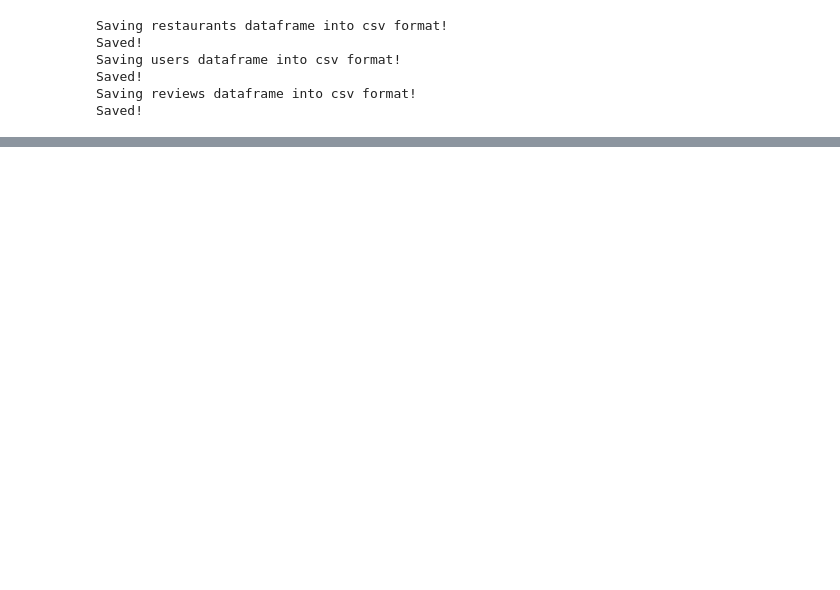
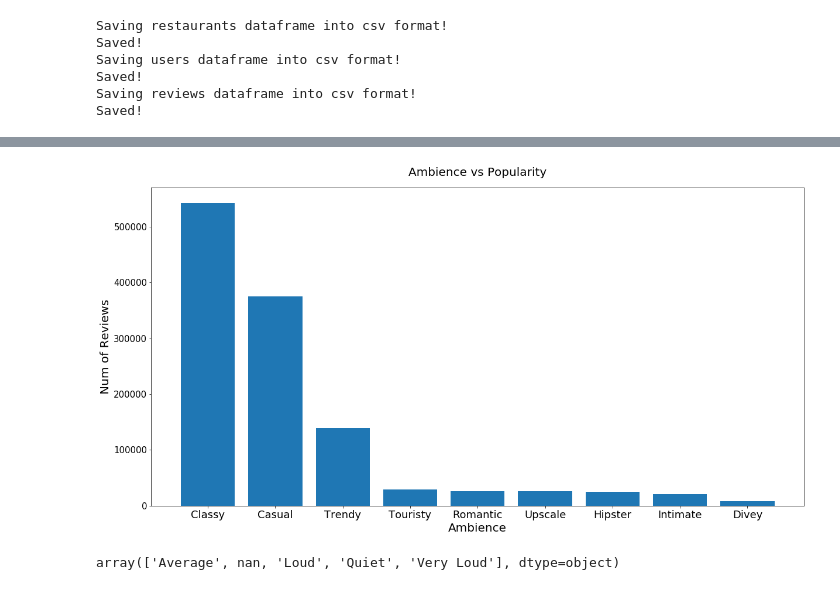
Before and after one commit to yueweng/restaurant-recommender, a Jupyter notebook: capstone_eda.ipynb, the cells around one changed output, grey strips where cells are left out. Saved outputs shown, nothing was run; the diff lists cells and outputs as text; code cells hidden in the pictures; blank space fills up the shorter version.

```diff
--- a/capstone_eda.ipynb
+++ b/capstone_eda.ipynb
@@ -110,0 +285,6 @@ plt.tick_params(axis='y', which='major', labelsize=15)
+# %%
+ar = {}
+for col in ambience_cols:
+    amb_rev = ambience_df.groupby(col).agg({'reviewCount': 'sum'}).reset_index()
+    ar[col] = amb_rev[amb_rev[col] == 1.0]['reviewCount'][1]
+ar
@@ -110,0 +301,4 @@ plt.tick_params(axis='y', which='major', labelsize=15)
+# %%
+ambrvco_df = pd.DataFrame(list(ar.items()), columns=['Ambience', 'Popularity'])
+ambrvco_df.sort_values(by=['Popularity'], ascending=False, inplace=True)
+ambrvco_df
@@ -110,0 +316,28 @@ plt.tick_params(axis='y', which='major', labelsize=15)
+# %%
+def ambience_popularity(ambience_cols):
+    ar = {}
+    for col in ambience_cols:
+        amb_rev = ambience_df.groupby(col).agg({'reviewCount': 'sum'}).reset_index()
+        ar[col] = amb_rev[amb_rev[col] == 1.0]['reviewCount'][1]
+    ambrvco_df = pd.DataFrame(list(ar.items()), columns=['Ambience', 'Popularity'])
+    ambrvco_df.sort_values(by=['Popularity'], ascending=False, inplace=True)
+    plot_ambience_popularity(ambrvco_df)
+
+def plot_ambience_popularity(ambrvco_df):
+    fig, ax = plt.subplots(figsize=[20, 10])
+    ax.bar(ambrvco_df['Ambience'], ambrvco_df['Popularity'])
+
+    ax.set_title('Ambience vs Popularity', fontsize=20, pad=20)
+    ax.set_xlabel('Ambience', fontsize=20)
+    ax.set_ylabel('Num of Reviews', fontsize=20)
+
+    plt.tick_params(axis='x', which='major', labelsize=18)
+    plt.tick_params(axis='y', which='major', labelsize=15)
+
+ambience_popularity(ambience_cols)
+# %% [output]
+[figure, added]
+# %%
+restaurants_df['noise_level'].unique()
+# %% [output]
+array(['Average', nan, 'Loud', 'Quiet', 'Very Loud'], dtype=object)
```
Also changed, not shown: parts of 27 cells of this notebook, 13 other files.
